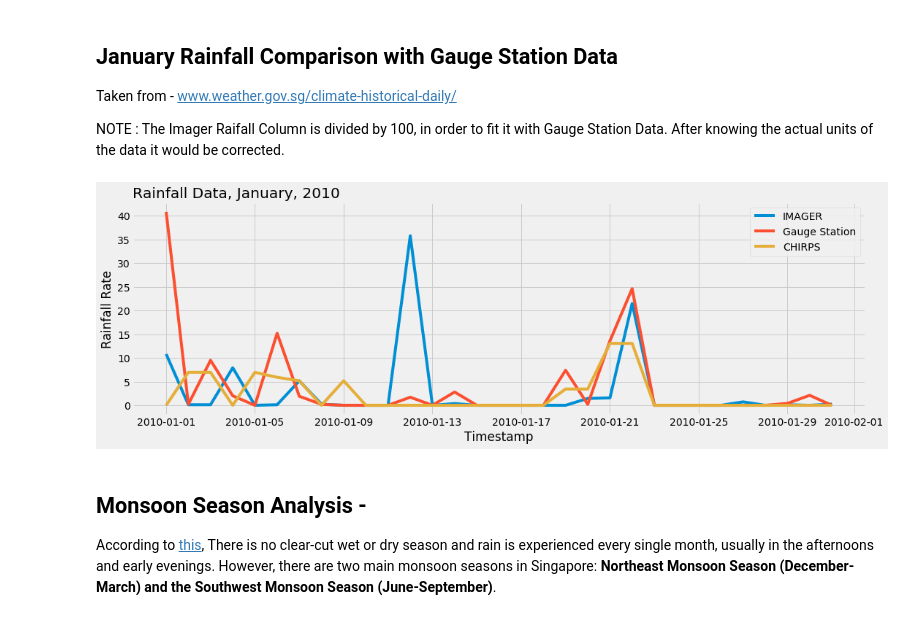
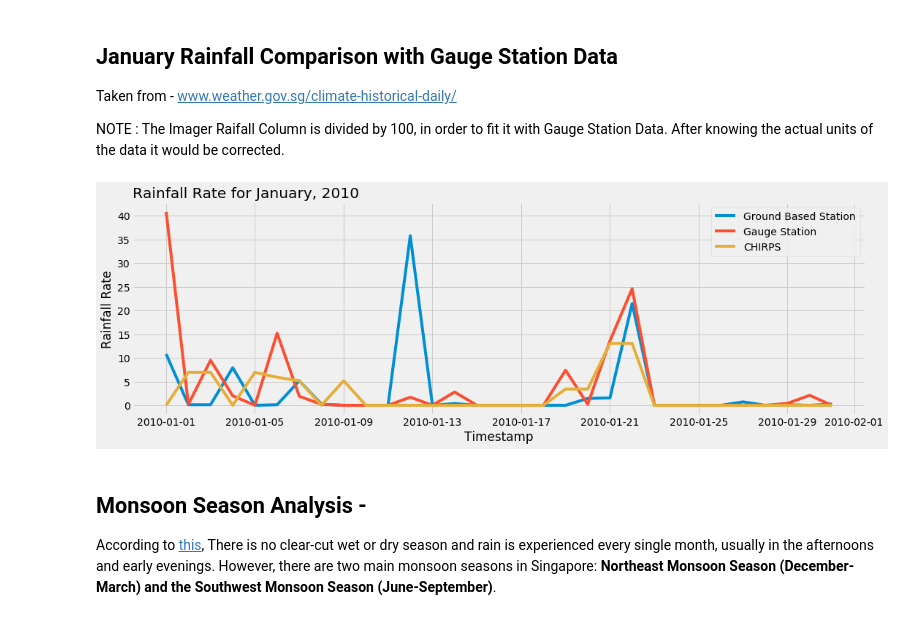
Before and after one commit to dsaharia/PRAT-Rainfall, a Jupyter notebook: imager-rainfall/Singapore.ipynb, the cells around one changed output. Cells and saved outputs as stored; diff of their text form; code cells hidden in the pictures.

Commit message:
changed imager names to groud based weather station

```diff
--- a/imager-rainfall/Singapore.ipynb
+++ b/imager-rainfall/Singapore.ipynb
@@ -135,15 +137,15 @@ NOTE : The Imager Raifall Column is divided by 100, in order to fit it with Gaug
 imager_jan = imager_sampled_df.loc[imager_sampled_df.index.month == 1]/100
 gauge_jan = gauge_station_df.loc[gauge_station_df.index.month == 1]
 # %%
-plt.plot(imager_jan['rainfall_rate'], label='IMAGER')
+plt.plot(imager_jan['rainfall_rate'], label='Ground Based Station')
 plt.plot(gauge_jan['total_rainfall'], label='Gauge Station')
 plt.plot(chirps_df['precip'], label='CHIRPS')
-plt.title('Rainfall Data, January, 2010', loc='left')
+plt.title('Rainfall Rate for January, 2010', loc='left')
 plt.legend()
 plt.xlabel('Timestamp')
 plt.ylabel('Rainfall Rate');
 # %% [output]
-[figure, old version]
+[figure, new version]
 # %% [markdown]
 ## Monsoon Season Analysis -
 According to [this](https://www.guidemesingapore.com/business-guides/immigration/get-to-know-singapore/weather-and-climate-in-singapore),
```
Also changed, not shown: parts of 5 cells of this notebook.
